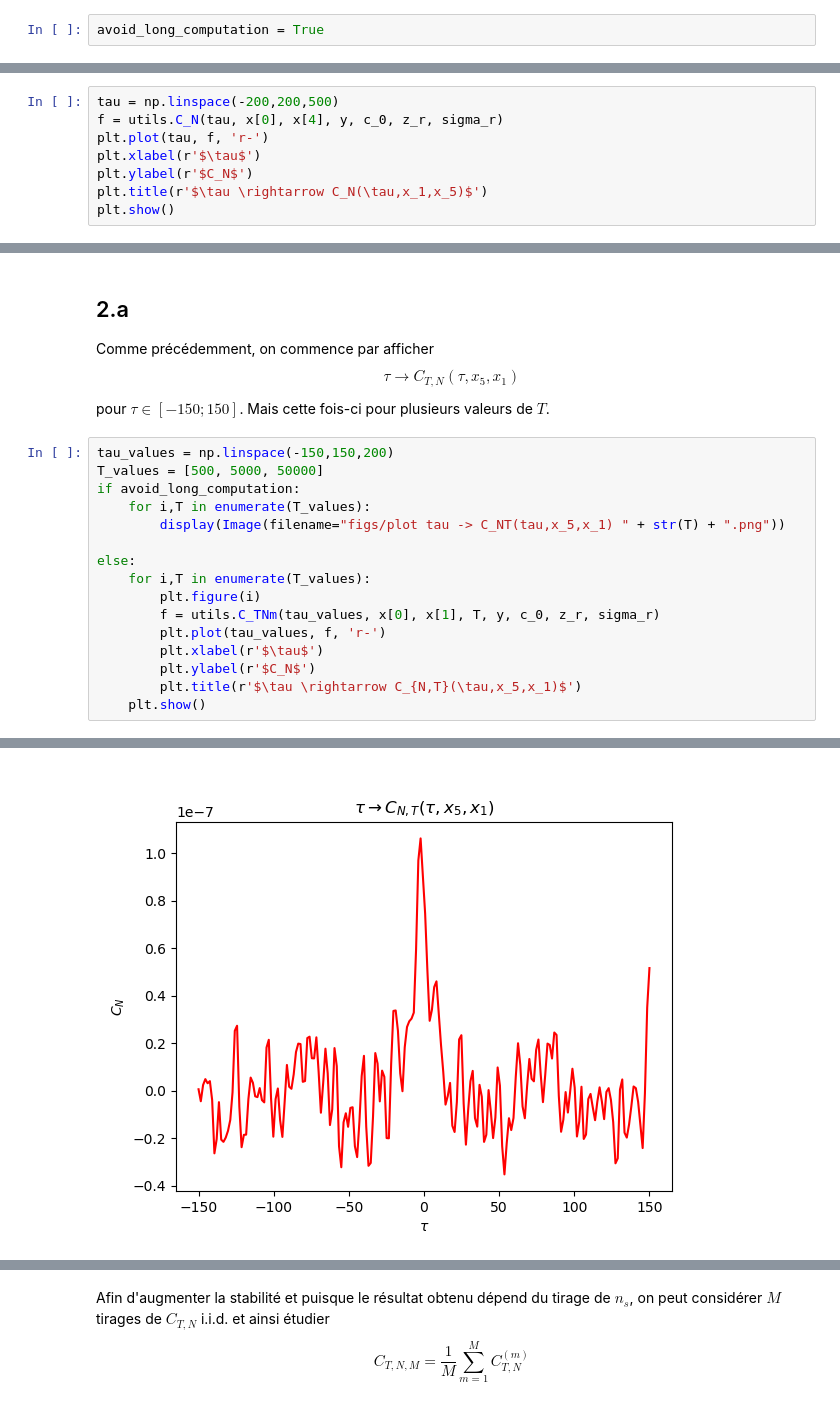
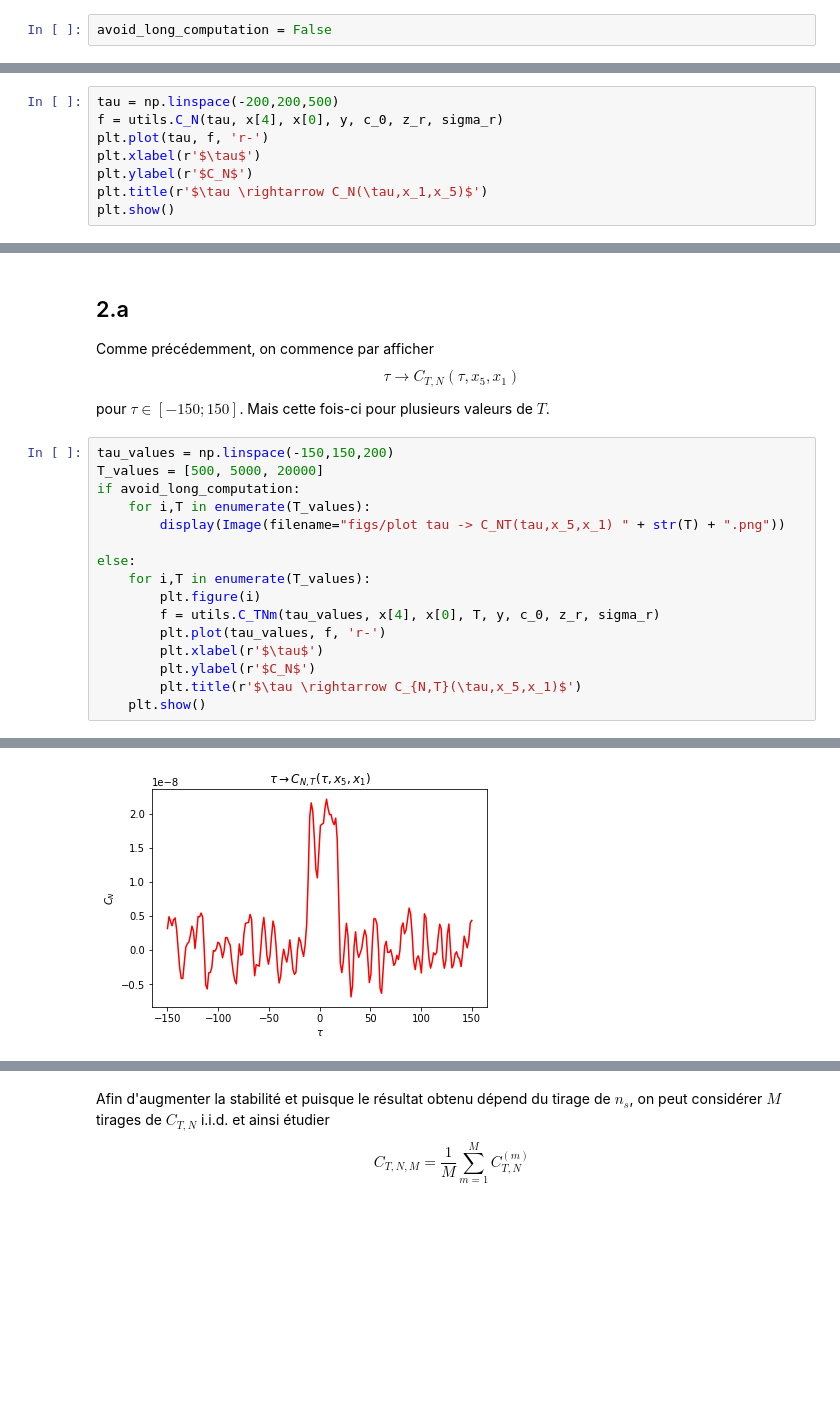
Before and after one commit to Nanored4498/Reflector-Passive, a Jupyter notebook: notebook.ipynb, the cells around one changed output, grey strips where cells are left out. Drawn from its saved outputs; the diff is of its cells as text; blank space fills up the shorter version.

```diff
--- a/notebook.ipynb
+++ b/notebook.ipynb
@@ -13,7 +13,7 @@ warnings.filterwarnings("ignore")
 # %% [markdown]
 Certains calculs (particulièrement les derniers avec la cross-correlation) sont longs. Nous mettons donc à disposition un boolean permettant de déterminer si les calculs seront fait ou non (notons que nous joignons des figures pour qu'il y a un affichage, malgré tout).
 # %%
-avoid_long_computation = True
+avoid_long_computation = False
 # %% [markdown]
 Dans le projet, on part du même modèle que celui présenté au début du cours avec une solution de l'équation d'onde
 $$ \frac{1}{c^2(x)}\frac{\partial^2 u}{\partial t^2} - \Delta_x u = n(t,x) $$
@@ -50,7 +50,7 @@ On commence par calculer et afficher $$ \tau \rightarrow C_N(\tau, x_5,x_1) $$
 pour $\tau \in [-200;200]$.
 # %%
 tau = np.linspace(-200,200,500)
-f = utils.C_N(tau, x[0], x[4], y, c_0, z_r, sigma_r)
+f = utils.C_N(tau, x[4], x[0], y, c_0, z_r, sigma_r)
 plt.plot(tau, f, 'r-')
 plt.xlabel(r'$\tau$')
 plt.ylabel(r'$C_N$')
@@ -109,7 +109,7 @@ $$ \tau \rightarrow C_{T,N}(\tau, x_5,x_1) $$
 pour $\tau \in [-150;150]$. Mais cette fois-ci pour plusieurs valeurs de $T$.
 # %%
 tau_values = np.linspace(-150,150,200)
-T_values = [500, 5000, 50000]
+T_values = [500, 5000, 20000]
 if avoid_long_computation:
     for i,T in enumerate(T_values):
         display(Image(filename="figs/plot tau -> C_NT(tau,x_5,x_1) " + str(T) + ".png"))
@@ -117,7 +117,7 @@ if avoid_long_computation:
 else:
     for i,T in enumerate(T_values):
         plt.figure(i)
-        f = utils.C_TNm(tau_values, x[0], x[1], T, y, c_0, z_r, sigma_r)
+        f = utils.C_TNm(tau_values, x[4], x[0], T, y, c_0, z_r, sigma_r)
         plt.plot(tau_values, f, 'r-')
         plt.xlabel(r'$\tau$')
         plt.ylabel(r'$C_N$')
@@ -128 +128 @@ else:
-[figure, old version]
+[figure, new version]
```
Also changed, not shown: parts of 12 cells of this notebook.
